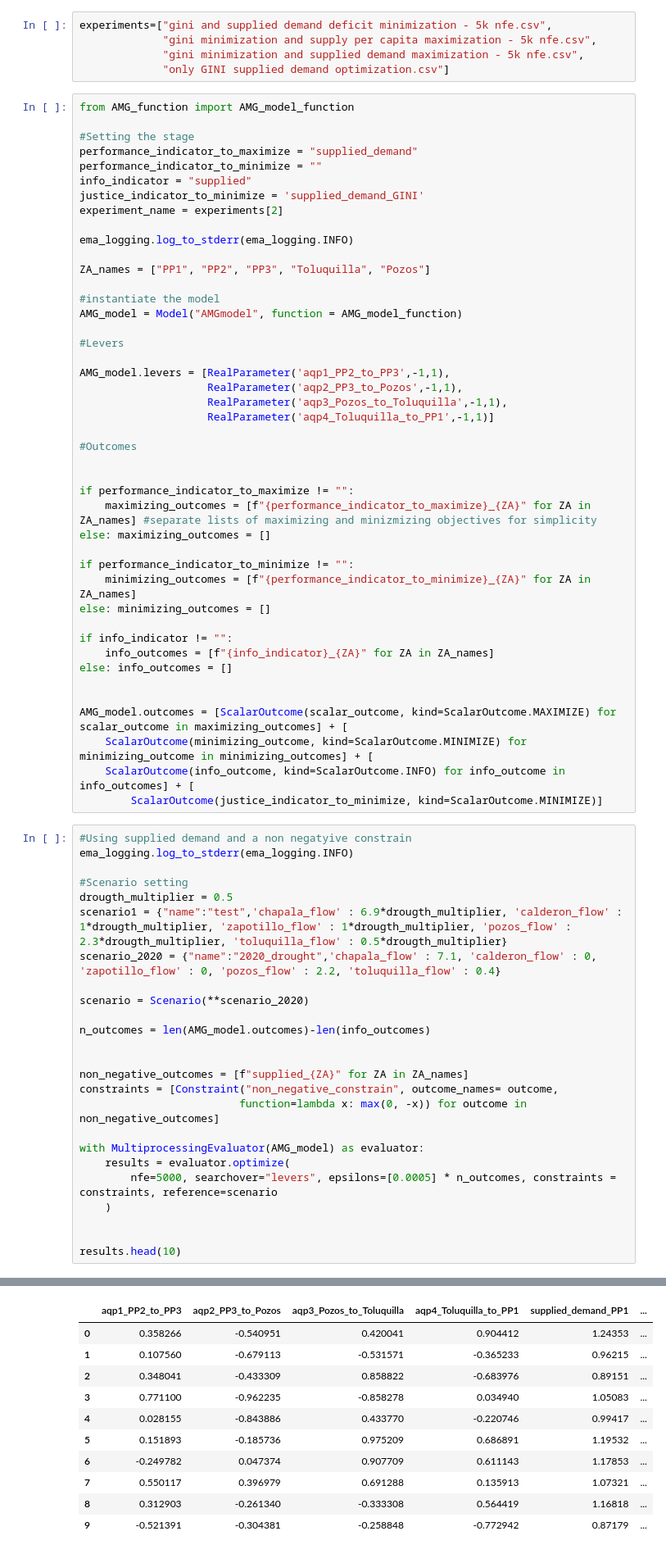
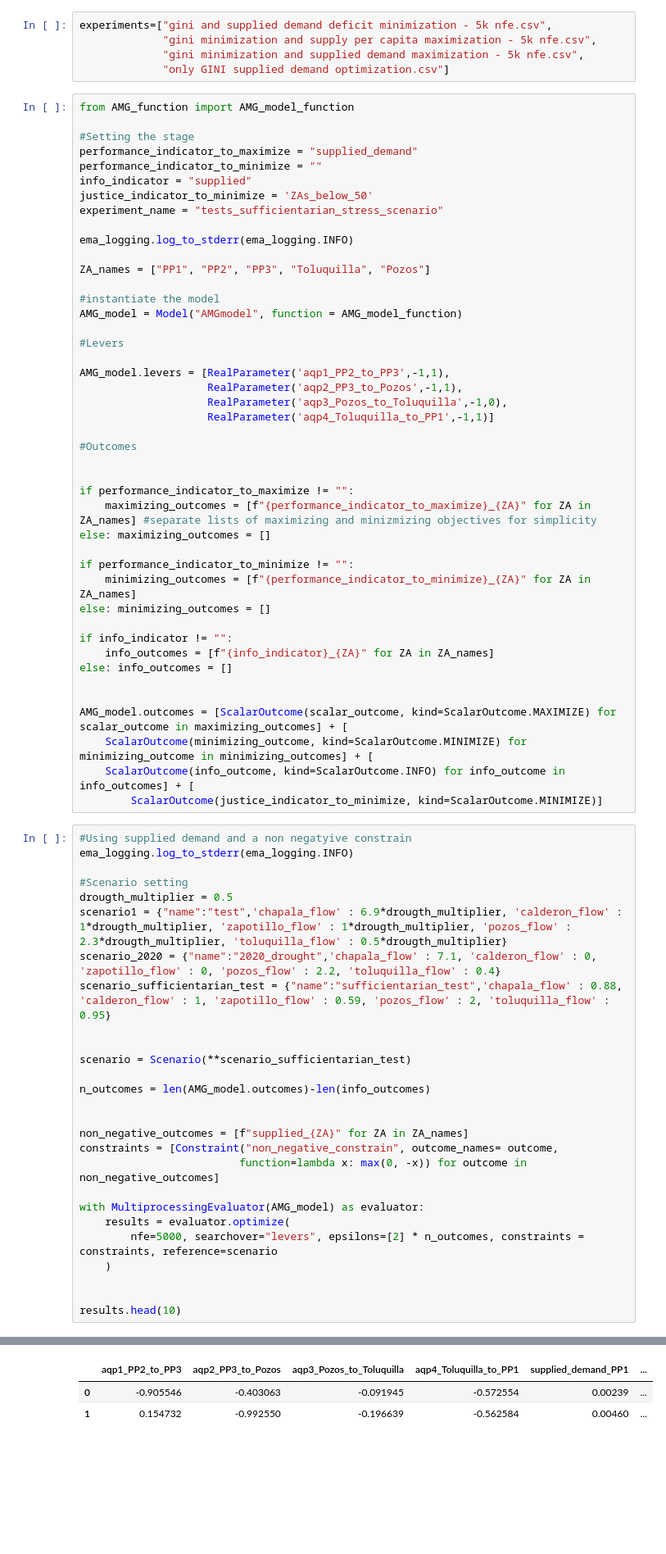
Before and after one commit to arielgoldin/GDL_Aquapheric_Policies, a Jupyter notebook: AMG_experimentation.ipynb, the cells around one changed output, grey strips where cells are left out. Shown at 82% size. Drawn from its saved outputs; the diff is of its cells as text; blank space fills up the shorter version.

```diff
--- a/AMG_experimentation.ipynb
+++ b/AMG_experimentation.ipynb
@@ -52,8 +52,8 @@ from AMG_function import AMG_model_function
 performance_indicator_to_maximize = "supplied_demand"
 performance_indicator_to_minimize = ""
 info_indicator = "supplied"
-justice_indicator_to_minimize = 'supplied_demand_GINI'
-experiment_name = experiments[2]
+justice_indicator_to_minimize = 'ZAs_below_50'
+experiment_name = "tests_sufficientarian_stress_scenario"
 
 ema_logging.log_to_stderr(ema_logging.INFO)
 
@@ -66,7 +66,7 @@ AMG_model = Model("AMGmodel", function = AMG_model_function)
 
 AMG_model.levers = [RealParameter('aqp1_PP2_to_PP3',-1,1),
                     RealParameter('aqp2_PP3_to_Pozos',-1,1),
-                    RealParameter('aqp3_Pozos_to_Toluquilla',-1,1),
+                    RealParameter('aqp3_Pozos_to_Toluquilla',-1,0),
                     RealParameter('aqp4_Toluquilla_to_PP1',-1,1)]
 
 #Outcomes
@@ -97,8 +97,10 @@ ema_logging.log_to_stderr(ema_logging.INFO)
 drougth_multiplier = 0.5
 scenario1 = {"name":"test",'chapala_flow' : 6.9*drougth_multiplier, 'calderon_flow' : 1*drougth_multiplier, 'zapotillo_flow' : 1*drougth_multiplier, 'pozos_flow' : 2.3*drougth_multiplier, 'toluquilla_flow' : 0.5*drougth_multiplier}
 scenario_2020 = {"name":"2020_drought",'chapala_flow' : 7.1, 'calderon_flow' : 0, 'zapotillo_flow' : 0, 'pozos_flow' : 2.2, 'toluquilla_flow' : 0.4}
+scenario_sufficientarian_test = {"name":"sufficientarian_test",'chapala_flow' : 0.88, 'calderon_flow' : 1, 'zapotillo_flow' : 0.59, 'pozos_flow' : 2, 'toluquilla_flow' : 0.95}
 
-scenario = Scenario(**scenario_2020)
+
+scenario = Scenario(**scenario_sufficientarian_test)
 
 n_outcomes = len(AMG_model.outcomes)-len(info_outcomes)
 
@@ -109,7 +111,7 @@ constraints = [Constraint("non_negative_constrain", outcome_names= outcome,
 
 with MultiprocessingEvaluator(AMG_model) as evaluator:
     results = evaluator.optimize(
-        nfe=5000, searchover="levers", epsilons=[0.0005] * n_outcomes, constraints = constraints, reference=scenario
+        nfe=5000, searchover="levers", epsilons=[2] * n_outcomes, constraints = constraints, reference=scenario
     )
 
 
@@ -120,12 +122,4 @@ results.head(10)
 [MainProcess/INFO] terminating pool
 |  | aqp1_PP2_to_PP3 | aqp2_PP3_to_Pozos | aqp3_Pozos_to_Toluquilla | aqp4_Toluquilla_to_PP1 | supplied_demand_PP1 | ... |
-| 0 | 0.358266 | -0.540951 | 0.420041 | 0.904412 | 1.24353 | ... |
-| 1 | 0.107560 | -0.679113 | -0.531571 | -0.365233 | 0.96215 | ... |
-| 2 | 0.348041 | -0.433309 | 0.858822 | -0.683976 | 0.89151 | ... |
-| 3 | 0.771100 | -0.962235 | -0.858278 | 0.034940 | 1.05083 | ... |
-| 4 | 0.028155 | -0.843886 | 0.433770 | -0.220746 | 0.99417 | ... |
-| 5 | 0.151893 | -0.185736 | 0.975209 | 0.686891 | 1.19532 | ... |
-| 6 | -0.249782 | 0.047374 | 0.907709 | 0.611143 | 1.17853 | ... |
-| 7 | 0.550117 | 0.396979 | 0.691288 | 0.135913 | 1.07321 | ... |
-| 8 | 0.312903 | -0.261340 | -0.333308 | 0.564419 | 1.16818 | ... |
-| 9 | -0.521391 | -0.304381 | -0.258848 | -0.772942 | 0.87179 | ... |
+| 0 | -0.905546 | -0.403063 | -0.091945 | -0.572554 | 0.00239 | ... |
+| 1 | 0.154732 | -0.992550 | -0.196639 | -0.562584 | 0.00460 | ... |
```
Also changed, not shown: parts of 10 cells of this notebook, 42 other files.
